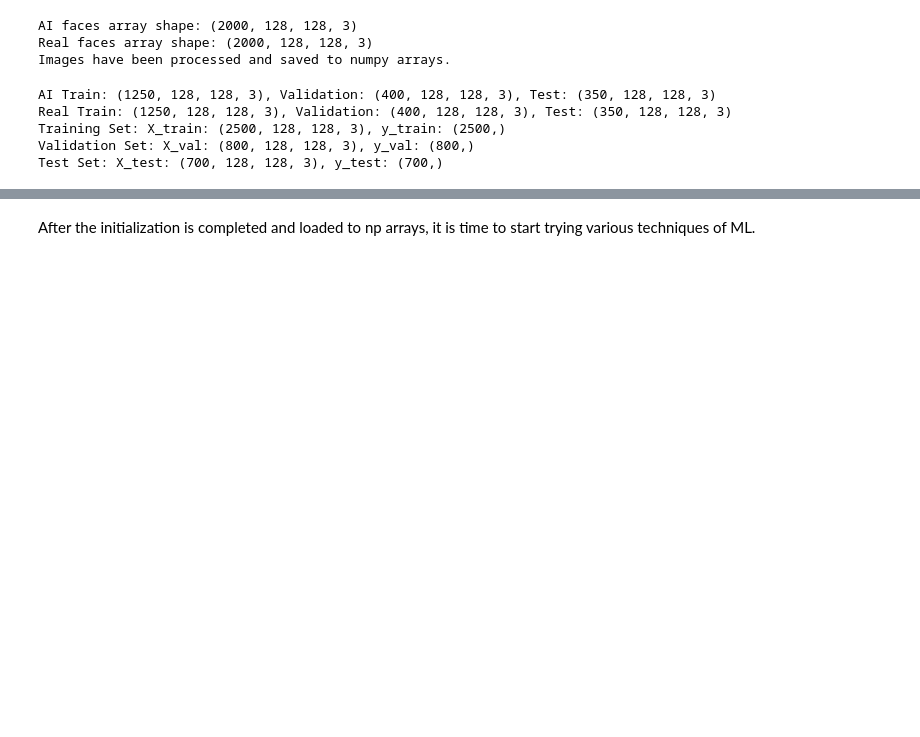
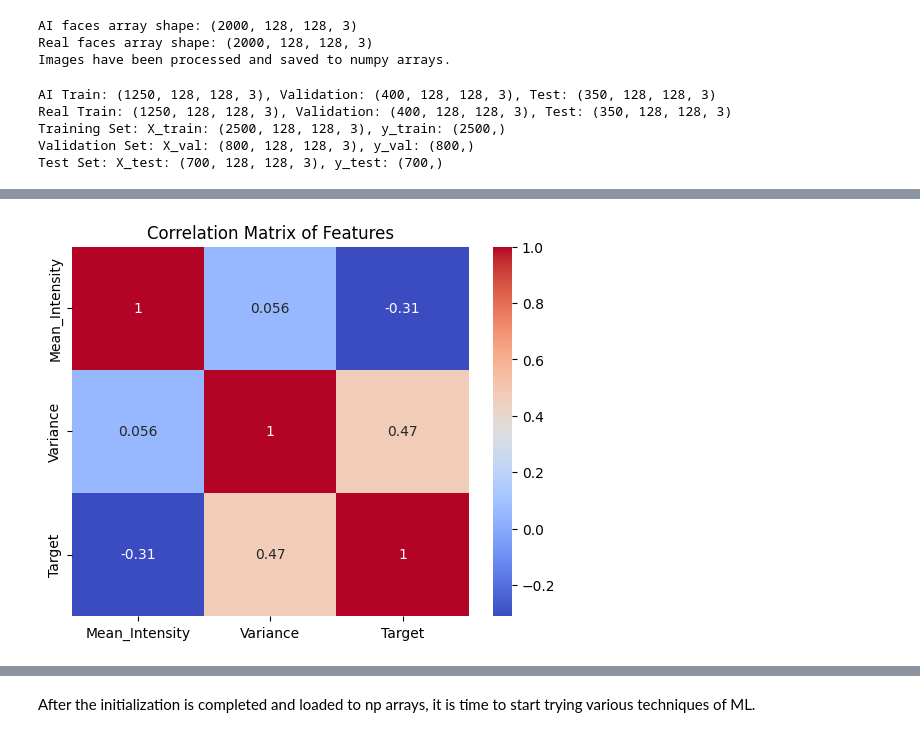
Before and after one commit to Kaiwen-Guo/AI_Face_Picture_Identifier, a Jupyter notebook: AI_Face_identifier.ipynb, the cells around one changed output, grey strips where cells are left out. Drawn from its saved outputs; the diff is of its cells as text; code cells hidden in the pictures; blank space fills up the shorter version.

```diff
--- a/AI_Face_identifier.ipynb
+++ b/AI_Face_identifier.ipynb
@@ -226,0 +316,15 @@ Test Set: X_test: (700, 128, 128, 3), y_test: (700,)
+# %%
+# Create feature DataFrame
+features = pd.DataFrame({
+    'Mean_Intensity': np.concatenate([ai_mean, real_mean]),
+    'Variance': np.concatenate([ai_variance, real_variance]),
+    'Target': [0] * len(ai_mean) + [1] * len(real_mean)  # 0 = AI, 1 = Real
+})
+
+# Compute and visualize correlation matrix
+correlation_matrix = features.corr()
+sns.heatmap(correlation_matrix, annot=True, cmap='coolwarm')
+plt.title("Correlation Matrix of Features")
+plt.show()
+# %% [output]
+[figure, added]
```
Also changed, not shown: parts of 20 cells of this notebook.
